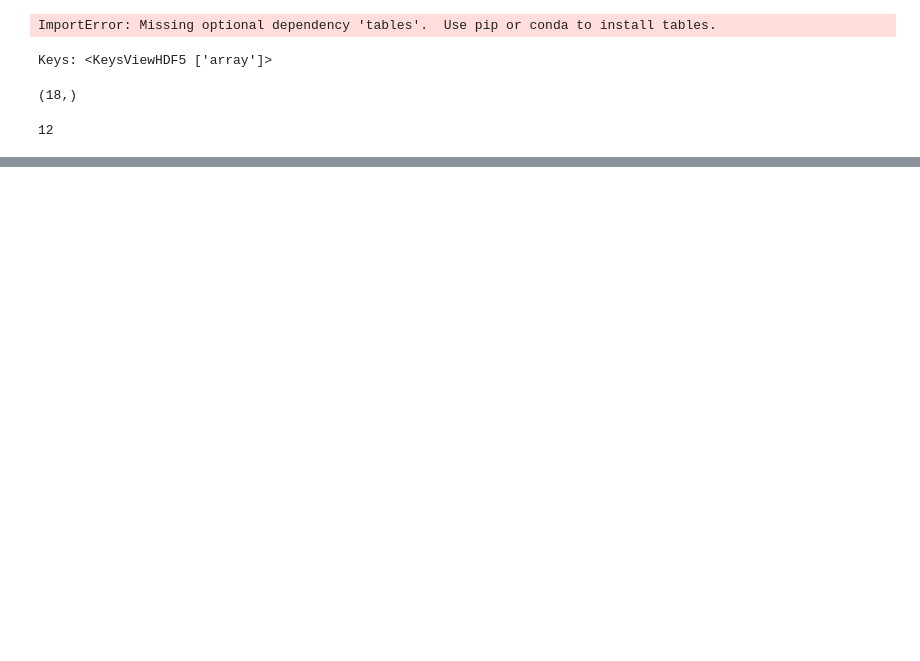
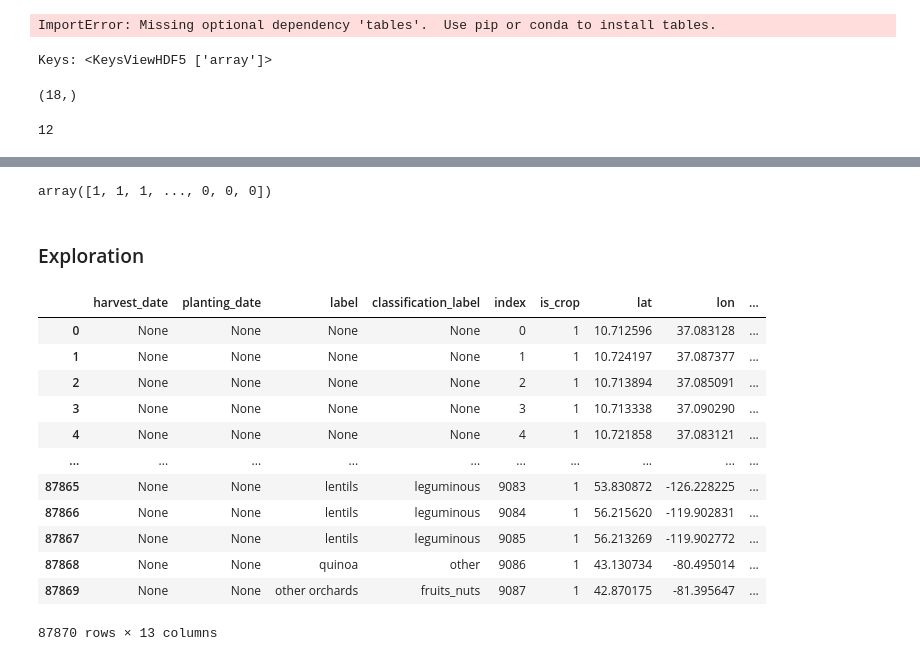
Before and after one commit to YourVirtualColdChainAssistant/MLsat-cropland-himachal, a Jupyter notebook: notebooks/cropharvest.ipynb, the cells around one changed output, grey strips where cells are left out. Saved outputs shown, nothing was run; the diff lists cells and outputs as text; code cells hidden in the pictures; blank space fills up the shorter version.

```diff
--- a/notebooks/cropharvest.ipynb
+++ b/notebooks/cropharvest.ipynb
@@ -82,0 +135,6 @@ print(labels.head())
+# %%
+y
+# %% [output]
+array([1, 1, 1, ..., 0, 0, 0])
+# %% [markdown]
+### Exploration
@@ -82,0 +145,16 @@ print(labels.head())
+# %%
+labels
+# %% [output]
+|  | harvest_date | planting_date | label | classification_label | index | is_crop | lat | lon | ... |
+| 0 | None | None | None | None | 0 | 1 | 10.712596 | 37.083128 | ... |
+| 1 | None | None | None | None | 1 | 1 | 10.724197 | 37.087377 | ... |
+| 2 | None | None | None | None | 2 | 1 | 10.713894 | 37.085091 | ... |
+| 3 | None | None | None | None | 3 | 1 | 10.713338 | 37.090290 | ... |
+| 4 | None | None | None | None | 4 | 1 | 10.721858 | 37.083121 | ... |
+| ... | ... | ... | ... | ... | ... | ... | ... | ... | ... |
+| 87865 | None | None | lentils | leguminous | 9083 | 1 | 53.830872 | -126.228225 | ... |
+| 87866 | None | None | lentils | leguminous | 9084 | 1 | 56.215620 | -119.902831 | ... |
+| 87867 | None | None | lentils | leguminous | 9085 | 1 | 56.213269 | -119.902772 | ... |
+| 87868 | None | None | quinoa | other | 9086 | 1 | 43.130734 | -80.495014 | ... |
+| 87869 | None | None | other orchards | fruits_nuts | 9087 | 1 | 42.870175 | -81.395647 | ... |
+87870 rows × 13 columns
```
Also changed, not shown: parts of 62 cells of this notebook, 37 other files.
